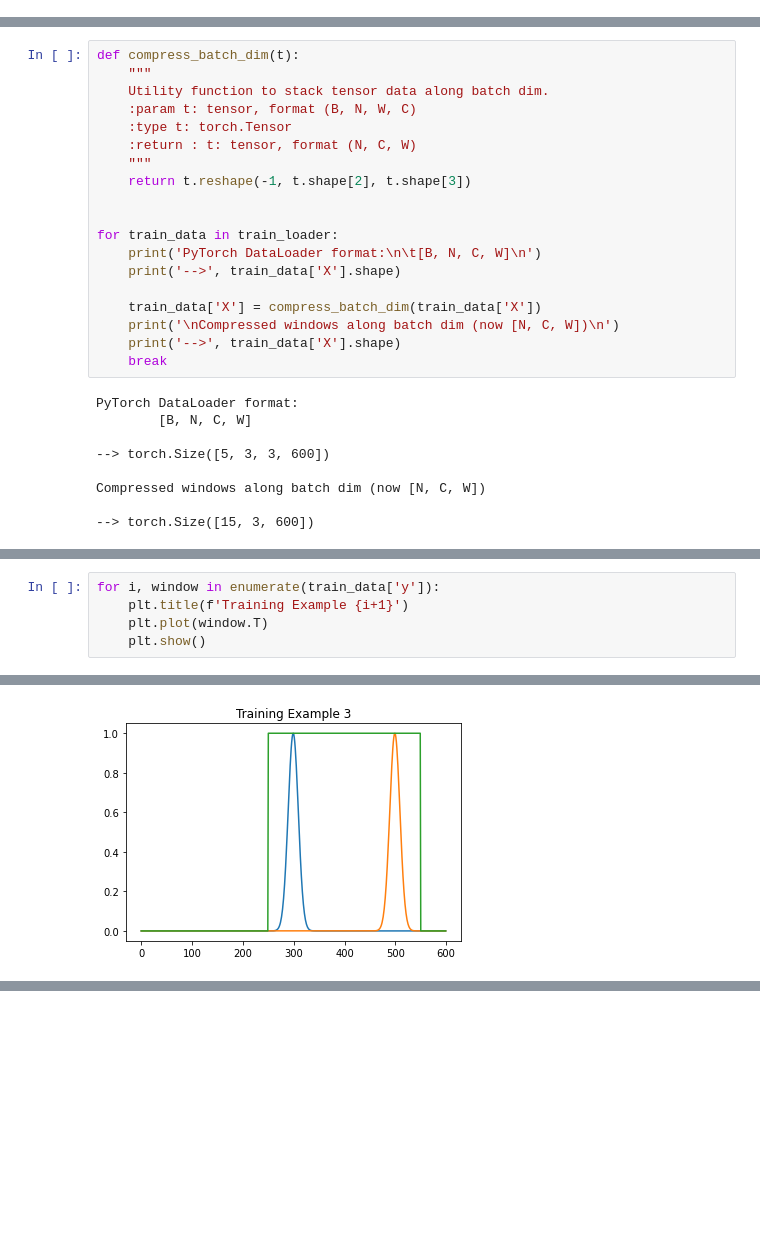
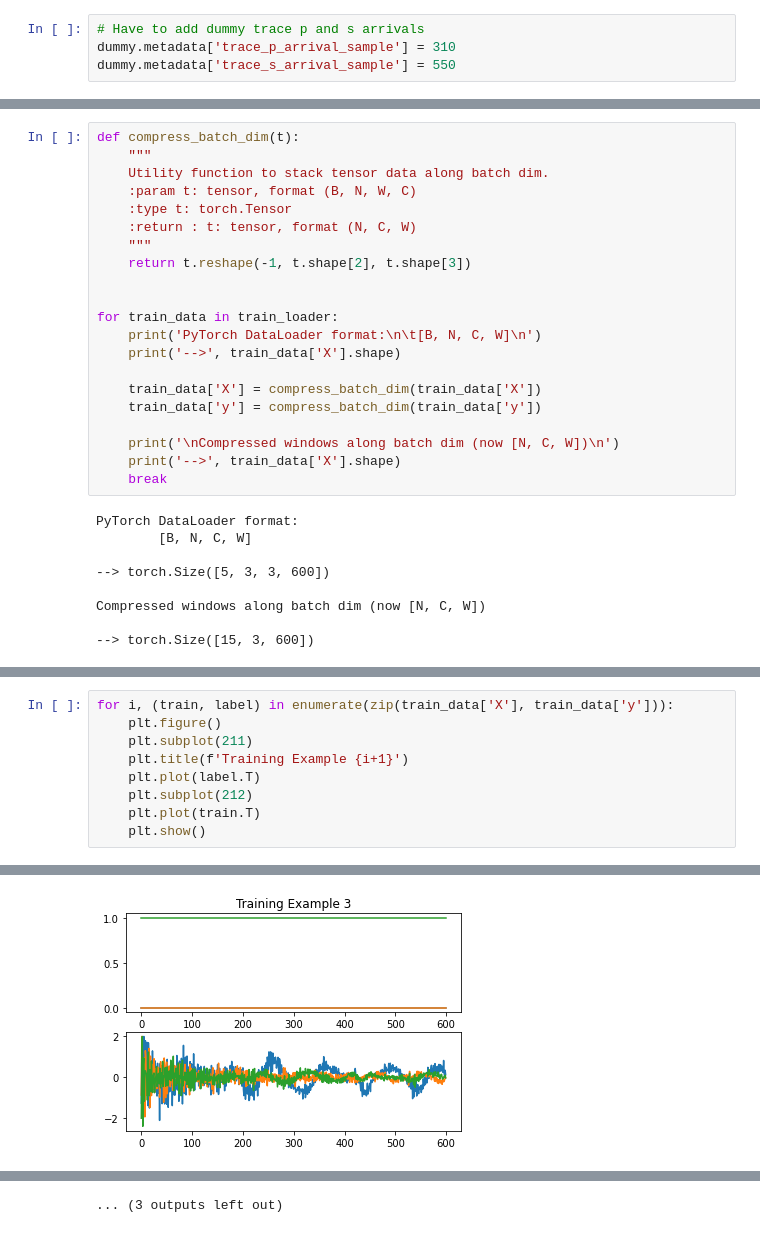
Before and after one commit to seisbench/seisbench, a Jupyter notebook: examples/data_generator_example.ipynb, the cells around one changed output, grey strips where cells are left out. Drawn from its saved outputs; the diff is of its cells as text; blank space fills up the shorter version.

Commit message:
Introduce initial PickLabeller augmentation.

```diff
--- a/examples/data_generator_example.ipynb
+++ b/examples/data_generator_example.ipynb
@@ -23,3 +39,7 @@ DummyDataset - 100 traces
+# %%
+# Have to add dummy trace p and s arrivals
+dummy.metadata['trace_p_arrival_sample'] = 310
+dummy.metadata['trace_s_arrival_sample'] = 550
 # %%
 from seisbench.generate import GenericGenerator, SlidingWindow, Normalize, Filter, FixedWindow, PickLabeller
 
@@ -95,6 +112,8 @@ for train_data in train_loader:
     print('-->', train_data['X'].shape)
 
     train_data['X'] = compress_batch_dim(train_data['X'])
+    train_data['y'] = compress_batch_dim(train_data['y'])
+
     print('\nCompressed windows along batch dim (now [N, C, W])\n')
     print('-->', train_data['X'].shape)
     break
@@ -112,6 +131,10 @@ Plot all training examples (no processing applied to windowed traces). **Dummy l
 # %%
-for i, window in enumerate(train_data['y']):
+for i, (train, label) in enumerate(zip(train_data['X'], train_data['y'])):
+    plt.figure()
+    plt.subplot(211)
     plt.title(f'Training Example {i+1}')
-    plt.plot(window.T)
+    plt.plot(label.T)
+    plt.subplot(212)
+    plt.plot(train.T)
     plt.show()
 # %% [output]
@@ -120 +143 @@ for i, window in enumerate(train_data['y']):
-[figure, old version]
+[figure, new version]
@@ -122,0 +153 @@ for i, window in enumerate(train_data['y']):
+... (3 outputs left out)
```
Also changed, not shown: parts of 7 cells of this notebook, 2 other files.
